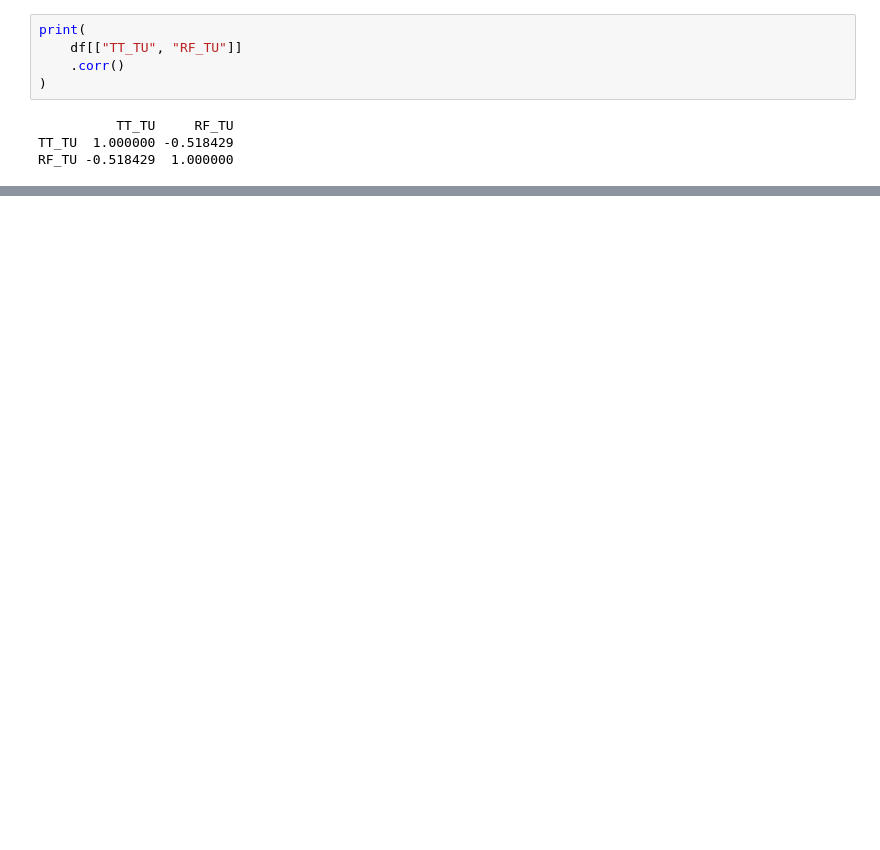
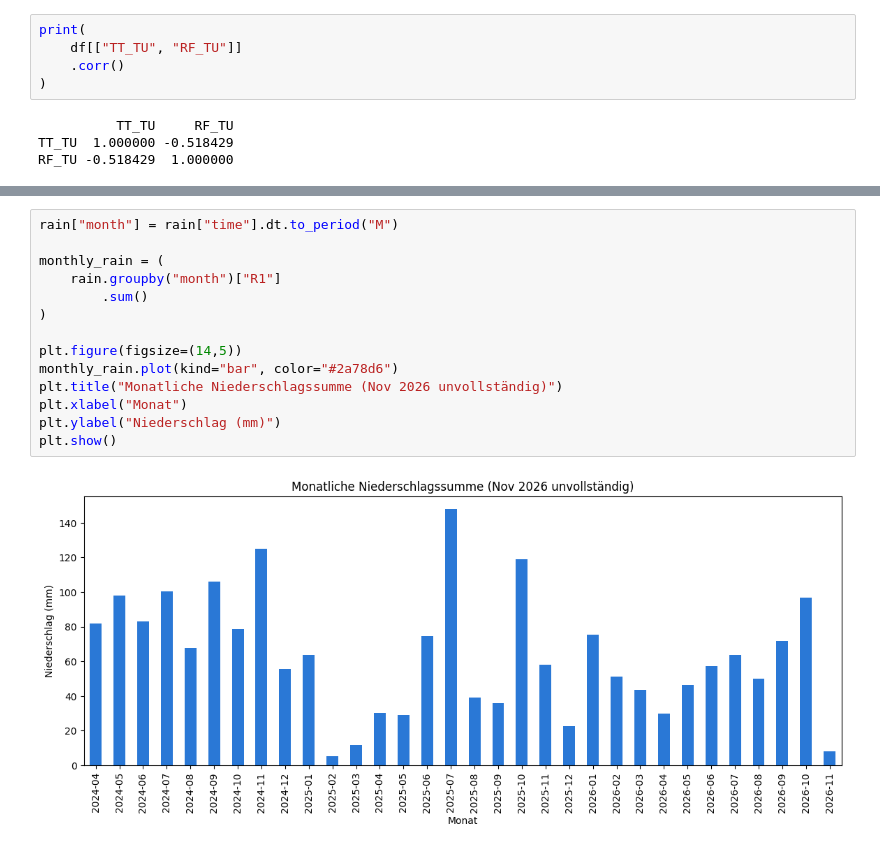
Before and after one commit to DanielJonasMielke/DataAnalytics, a Jupyter notebook: explore_data/01_first_look_dwd.ipynb, the cells around one changed output, grey strips where cells are left out. Drawn from its saved outputs; the diff is of its cells as text; blank space fills up the shorter version.

```diff
--- a/explore_data/01_first_look_dwd.ipynb
+++ b/explore_data/01_first_look_dwd.ipynb
@@ -253,0 +345,16 @@ RF_TU -0.518429  1.000000
+# %%
+rain["month"] = rain["time"].dt.to_period("M")
+
+monthly_rain = (
+    rain.groupby("month")["R1"]
+        .sum()
+)
+
+plt.figure(figsize=(14,5))
+monthly_rain.plot(kind="bar", color="#2a78d6")
+plt.title("Monatliche Niederschlagssumme (Nov 2026 unvollständig)")
+plt.xlabel("Monat")
+plt.ylabel("Niederschlag (mm)")
+plt.show()
+# %% [output]
+[figure, added]
```
Also changed, not shown: parts of 27 cells of this notebook, 7 other files.
